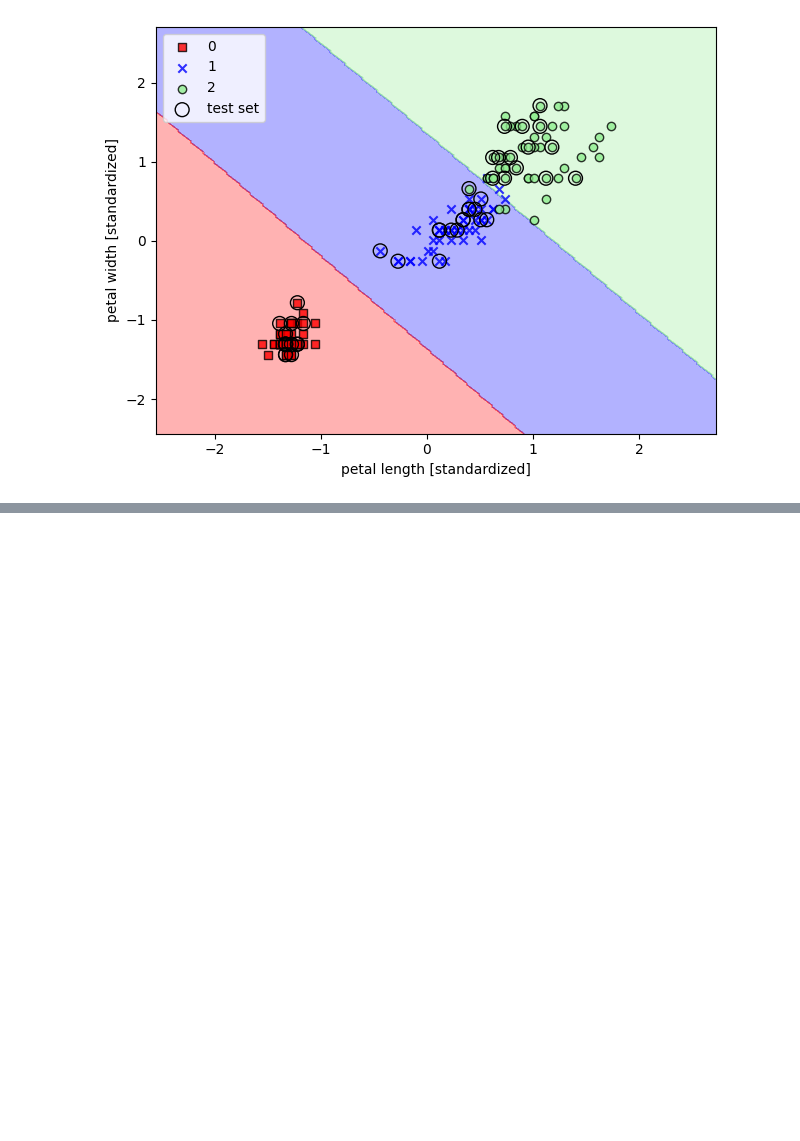
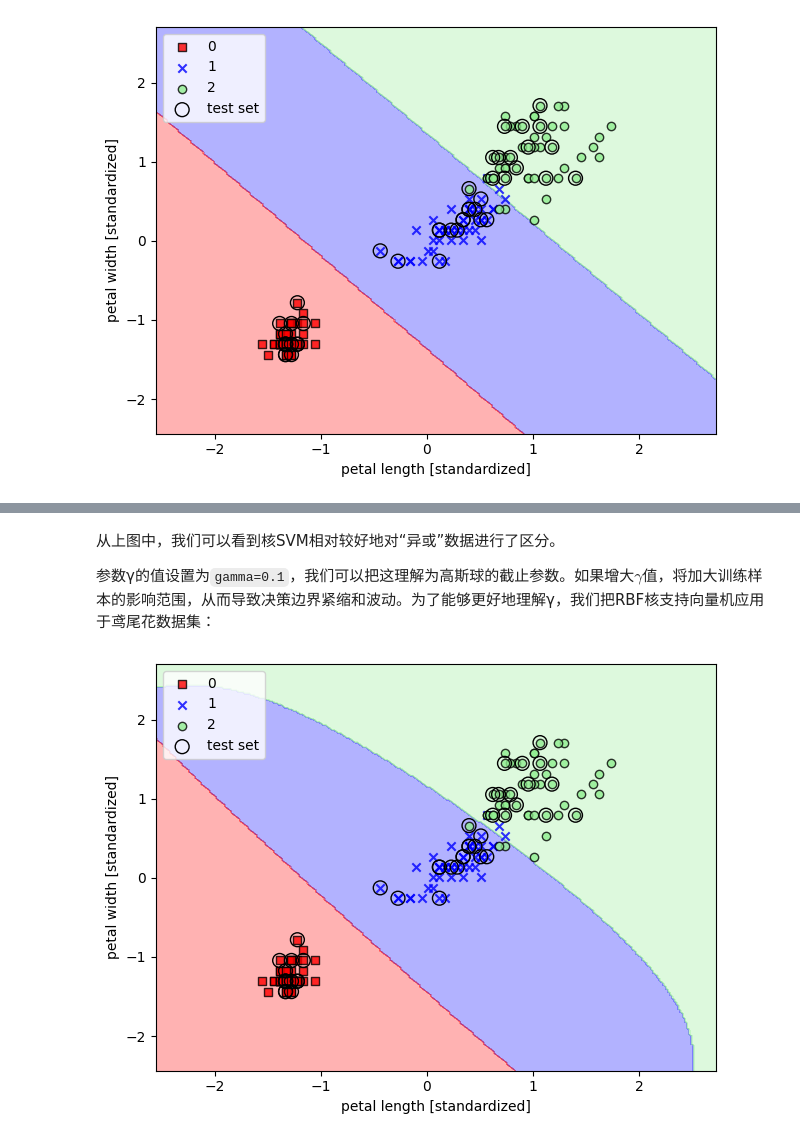
Before and after one commit to JackCaiZhang/python-machine-learning-3rd-edition, a Jupyter notebook: ch03/ch03.ipynb, the cells around one changed output, grey strips where cells are left out. Saved outputs shown, nothing was run; the diff lists cells and outputs as text; code cells hidden in the pictures; blank space fills up the shorter version.

```diff
--- a/ch03/ch03.ipynb
+++ b/ch03/ch03.ipynb
@@ -512,0 +597,18 @@ plt.show()
+# %% [markdown]
+从上图中，我们可以看到核SVM相对较好地对“异或”数据进行了区分。
+
+参数γ的值设置为`gamma=0.1`，我们可以把这理解为高斯球的截止参数。如果增大$\gamma$值，将加大训练样本的影响范围，从而导致决策边界紧缩和波动。为了能够更好地理解γ，我们把RBF核支持向量机应用于鸢尾花数据集：
+# %%
+svm = SVC(kernel='rbf', random_state=1, gamma=0.2, C=1.0)
+svm.fit(X_train_std, y_train)
+plot_decision_regions(X_combined_std,
+                      y_combined,
+                      classifier=svm,
+                      test_idx=range(105, 150))
+plt.xlabel('petal length [standardized]')
+plt.ylabel('petal width [standardized]')
+plt.legend(loc='upper left')
+plt.tight_layout()
+plt.show()
+# %% [output]
+[figure, added]
```
Also changed, not shown: parts of 39 cells of this notebook, 1 other file.
